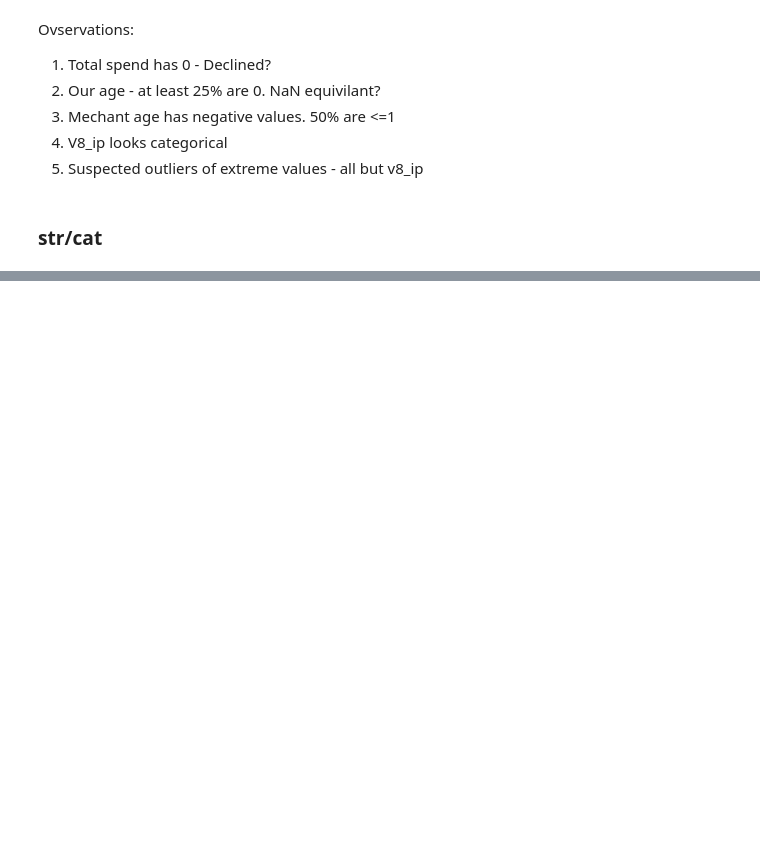
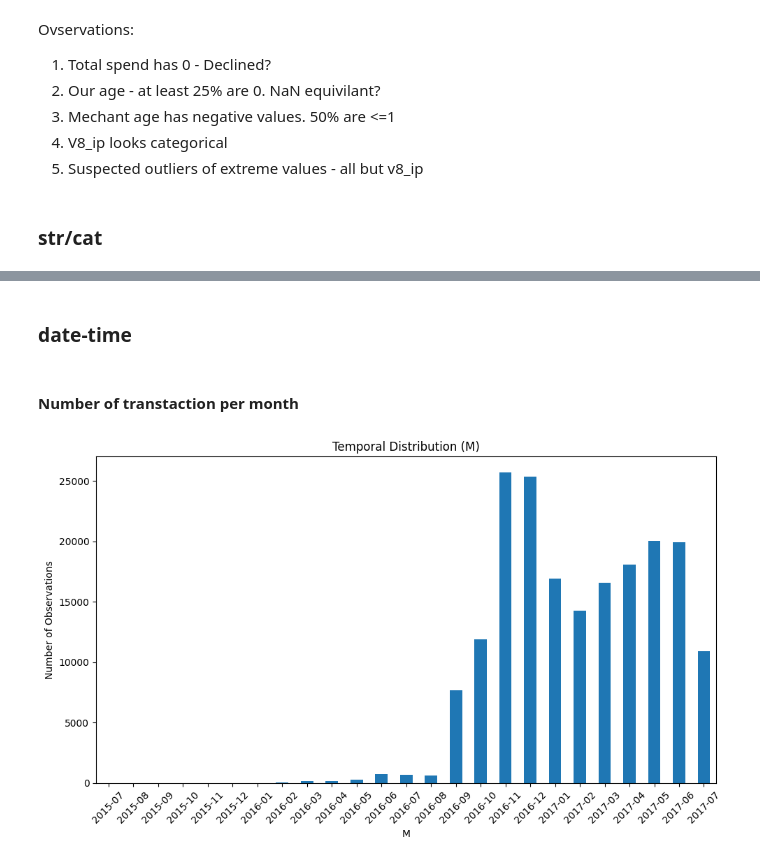
Before and after one commit to yuvalorsher/Riskified-fraud-detection, a Jupyter notebook: EDA.ipynb, the cells around one changed output, grey strips where cells are left out. Saved outputs shown, nothing was run; the diff lists cells and outputs as text; code cells hidden in the pictures; blank space fills up the shorter version.

```diff
--- a/EDA.ipynb
+++ b/EDA.ipynb
@@ -89,0 +228,8 @@ STR_ORDINAL_COLS = [] # To be label encoded
+# %% [markdown]
+### date-time
+# %% [markdown]
+#### Number of transtaction per month
+# %%
+fig, ax = plot_temporal_distribution(raw_df['created_at'], freq='M', include_all_periods=True)
+# %% [output]
+[figure, added]
```
Also changed, not shown: parts of 29 cells of this notebook.
